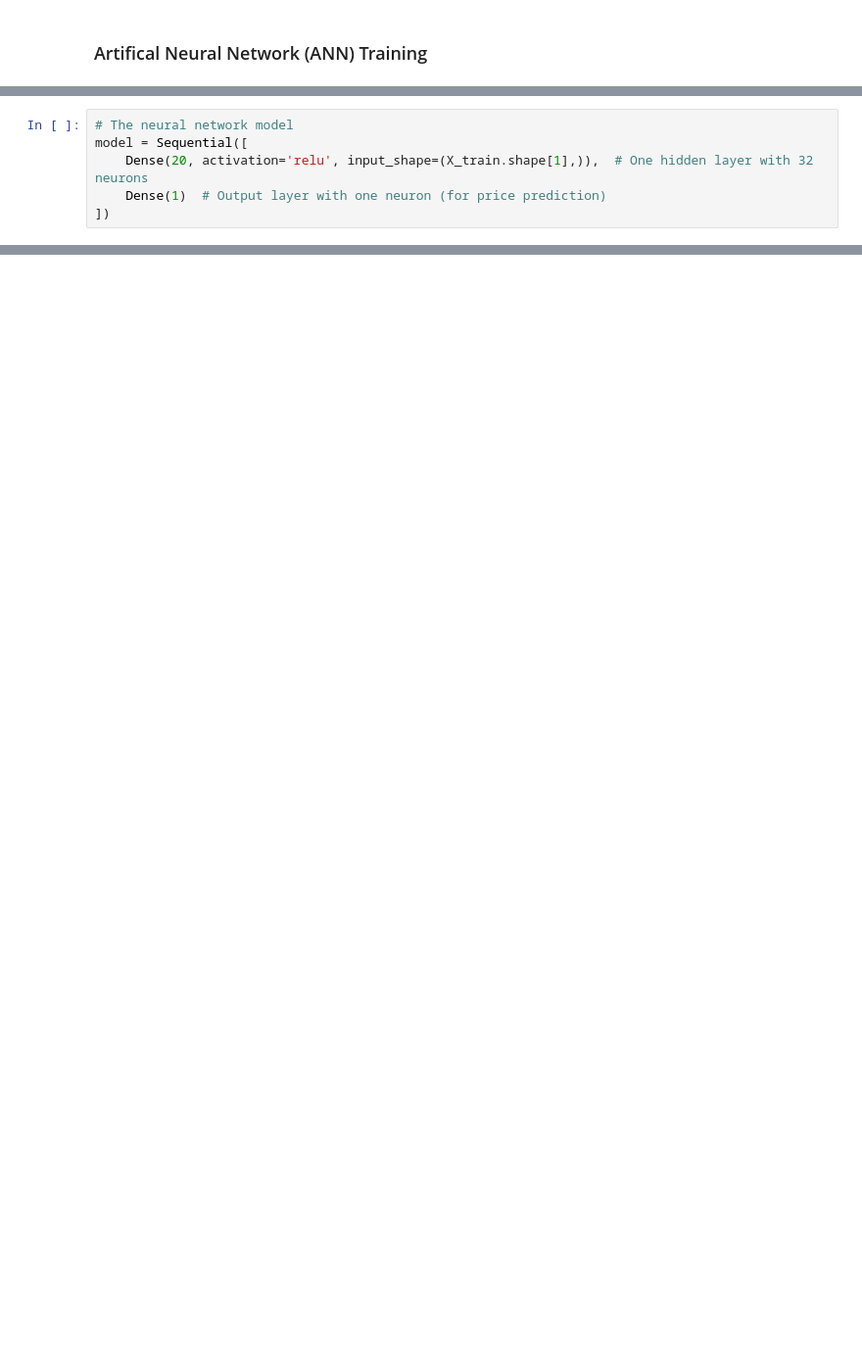
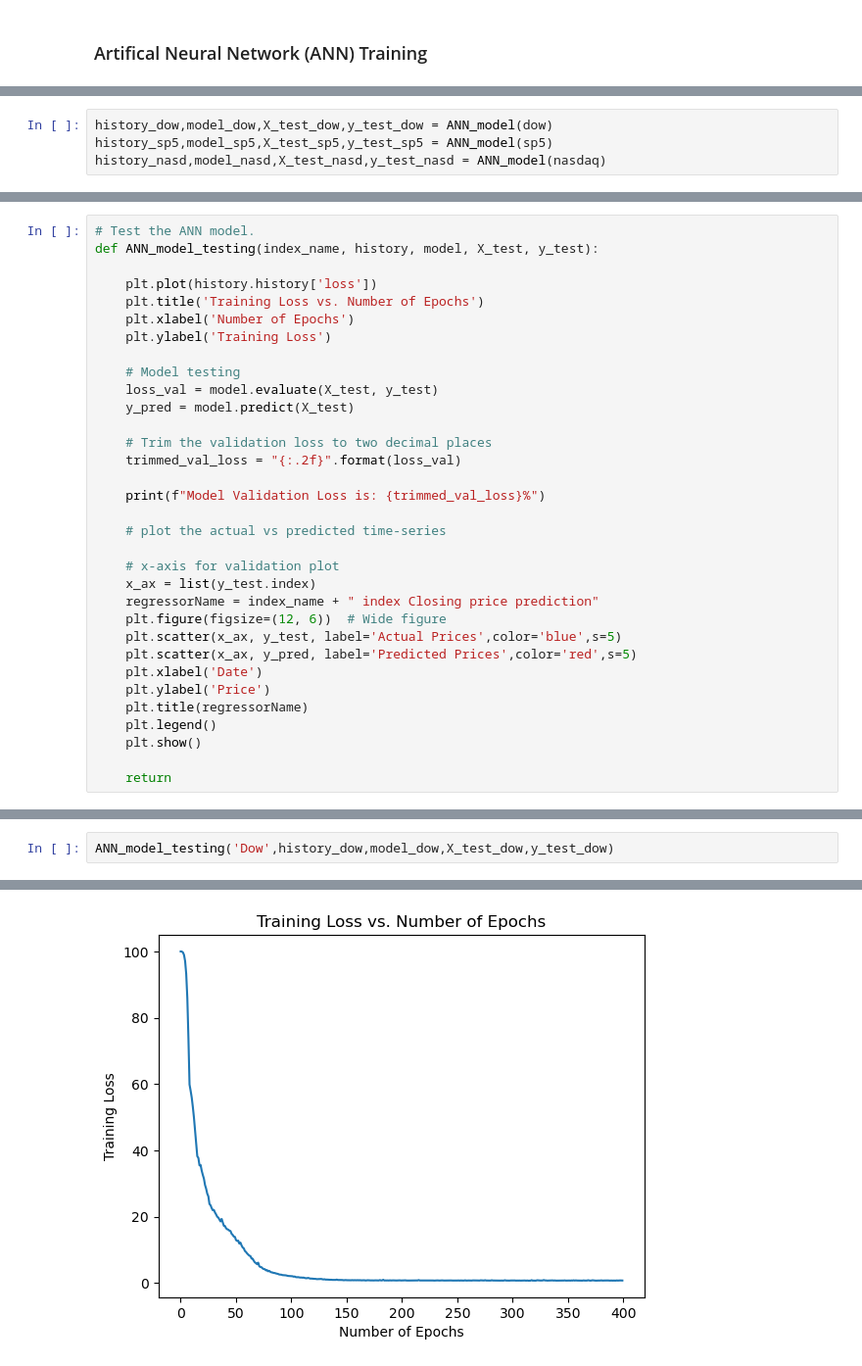
Before and after one commit to akhilesh-jindal/wqu_capstone, a Jupyter notebook: Main.ipynb, the cells around one changed output, grey strips where cells are left out. Shown: that part at 98% size. Cells and saved outputs as stored; diff of their text form; blank space fills up the shorter version.

Commit message:
Working on GA model

```diff
--- a/Main.ipynb
+++ b/Main.ipynb
@@ -353,6 +396,0 @@ print(y_test.shape)
-# %%
-# The neural network model
-model = Sequential([
-    Dense(20, activation='relu', input_shape=(X_train.shape[1],)),  # One hidden layer with 32 neurons
-    Dense(1)  # Output layer with one neuron (for price prediction)
-])
@@ -404,0 +436,4 @@ Name: Targetprice, dtype: float64
+# %%
+history_dow,model_dow,X_test_dow,y_test_dow = ANN_model(dow)
+history_sp5,model_sp5,X_test_sp5,y_test_sp5 = ANN_model(sp5)
+history_nasd,model_nasd,X_test_nasd,y_test_nasd = ANN_model(nasdaq)
@@ -404,0 +500,33 @@ Name: Targetprice, dtype: float64
+# %%
+# Test the ANN model.
+def ANN_model_testing(index_name, history, model, X_test, y_test):
+
+    plt.plot(history.history['loss'])
+    plt.title('Training Loss vs. Number of Epochs')
+    plt.xlabel('Number of Epochs')
+    plt.ylabel('Training Loss')
+
+    # Model testing
+    loss_val = model.evaluate(X_test, y_test)
+    y_pred = model.predict(X_test)
+
+    # Trim the validation loss to two decimal places
+    trimmed_val_loss = "{:.2f}".format(loss_val)
+
+    print(f"Model Validation Loss is: {trimmed_val_loss}%")
+
+    # plot the actual vs predicted time-series
+
+    # x-axis for validation plot
+    x_ax = list(y_test.index)
+    regressorName = index_name + " index Closing price prediction"
+    plt.figure(figsize=(12, 6))  # Wide figure
+    plt.scatter(x_ax, y_test, label='Actual Prices',color='blue',s=5)
+    plt.scatter(x_ax, y_pred, label='Predicted Prices',color='red',s=5)
+    plt.xlabel('Date')
+    plt.ylabel('Price')
+    plt.title(regressorName)
+    plt.legend()
+    plt.show()
+
+    return
@@ -404,0 +535,3 @@ Name: Targetprice, dtype: float64
+# %%
+ANN_model_testing('Dow',history_dow,model_dow,X_test_dow,y_test_dow)
+# %% [output]
@@ -404,0 +541 @@ Name: Targetprice, dtype: float64
+[figure, added]
```
Also changed, not shown: parts of 38 cells of this notebook.
